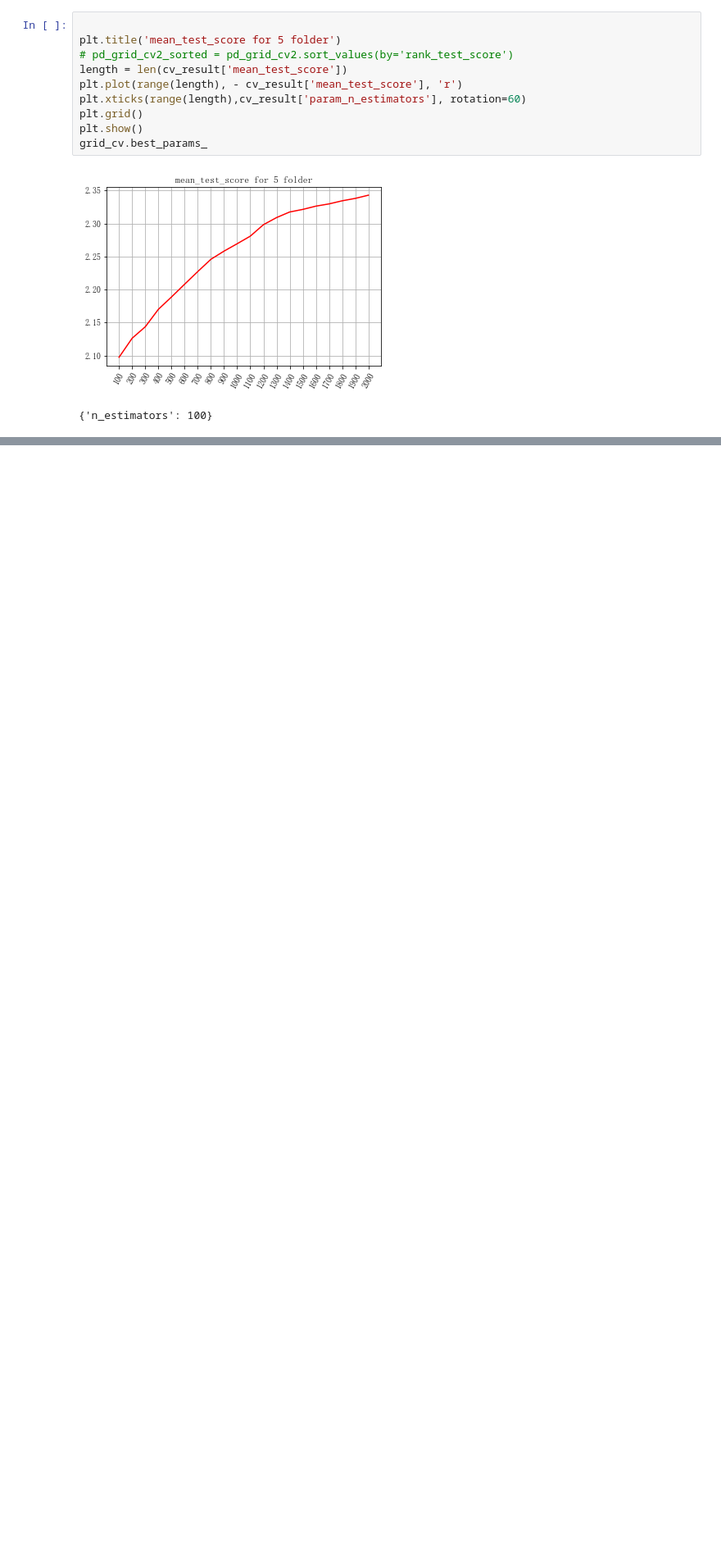
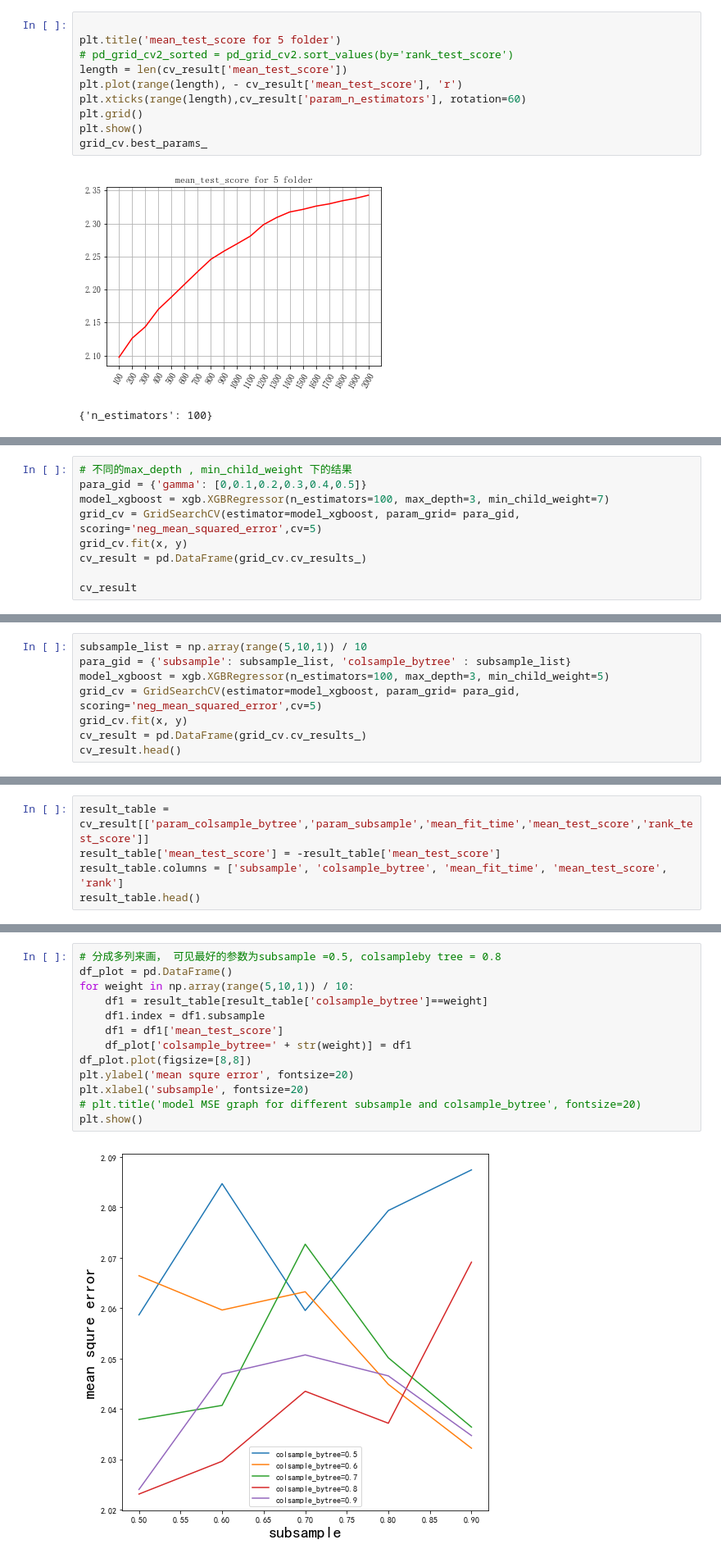
Before and after one commit to dapaohou/-, a Jupyter notebook: src/feature project.ipynb, the cells around one changed output, grey strips where cells are left out. Shown at 82% size. Drawn from its saved outputs; the diff is of its cells as text; blank space fills up the shorter version.

```diff
--- a/src/feature project.ipynb
+++ b/src/feature project.ipynb
@@ -343,0 +407,9 @@ grid_cv.best_params_
+# %%
+# 不同的max_depth , min_child_weight 下的结果
+para_gid = {'gamma': [0,0.1,0.2,0.3,0.4,0.5]}
+model_xgboost = xgb.XGBRegressor(n_estimators=100, max_depth=3, min_child_weight=7)
+grid_cv = GridSearchCV(estimator=model_xgboost, param_grid= para_gid, scoring='neg_mean_squared_error',cv=5)
+grid_cv.fit(x, y)
+cv_result = pd.DataFrame(grid_cv.cv_results_)
+
+cv_result
@@ -343,0 +428,8 @@ grid_cv.best_params_
+# %%
+subsample_list = np.array(range(5,10,1)) / 10
+para_gid = {'subsample': subsample_list, 'colsample_bytree' : subsample_list}
+model_xgboost = xgb.XGBRegressor(n_estimators=100, max_depth=3, min_child_weight=5)
+grid_cv = GridSearchCV(estimator=model_xgboost, param_grid= para_gid, scoring='neg_mean_squared_error',cv=5)
+grid_cv.fit(x, y)
+cv_result = pd.DataFrame(grid_cv.cv_results_)
+cv_result.head()
@@ -343,0 +444,5 @@ grid_cv.best_params_
+# %%
+result_table = cv_result[['param_colsample_bytree','param_subsample','mean_fit_time','mean_test_score','rank_test_score']]
+result_table['mean_test_score'] = -result_table['mean_test_score']
+result_table.columns = ['subsample', 'colsample_bytree', 'mean_fit_time', 'mean_test_score', 'rank']
+result_table.head()
@@ -343,0 +456,15 @@ grid_cv.best_params_
+# %%
+# 分成多列来画， 可见最好的参数为subsample =0.5, colsampleby tree = 0.8
+df_plot = pd.DataFrame()
+for weight in np.array(range(5,10,1)) / 10:
+    df1 = result_table[result_table['colsample_bytree']==weight]
+    df1.index = df1.subsample
+    df1 = df1['mean_test_score']
+    df_plot['colsample_bytree=' + str(weight)] = df1
+df_plot.plot(figsize=[8,8])
+plt.ylabel('mean squre error', fontsize=20)
+plt.xlabel('subsample', fontsize=20)
+# plt.title('model MSE graph for different subsample and colsample_bytree', fontsize=20)
+plt.show()
+# %% [output]
+[figure, added]
```
Also changed, not shown: parts of 20 cells of this notebook, 8 other files.
